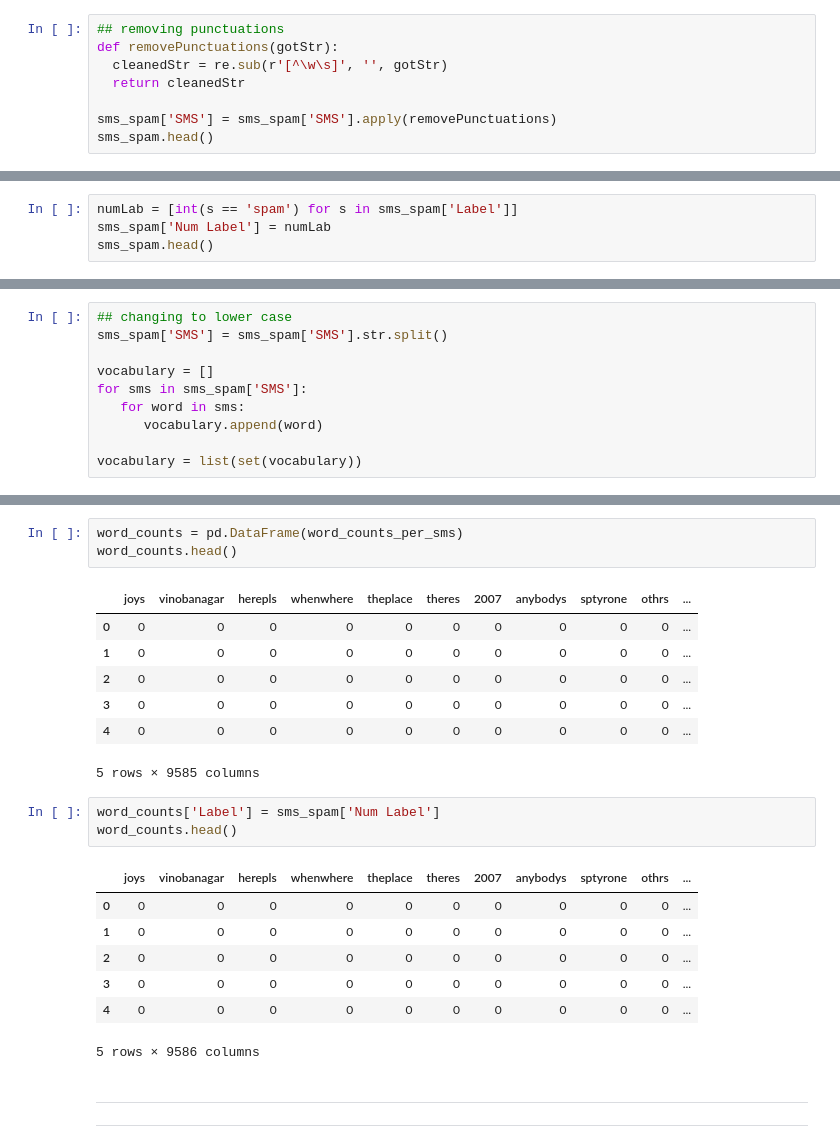
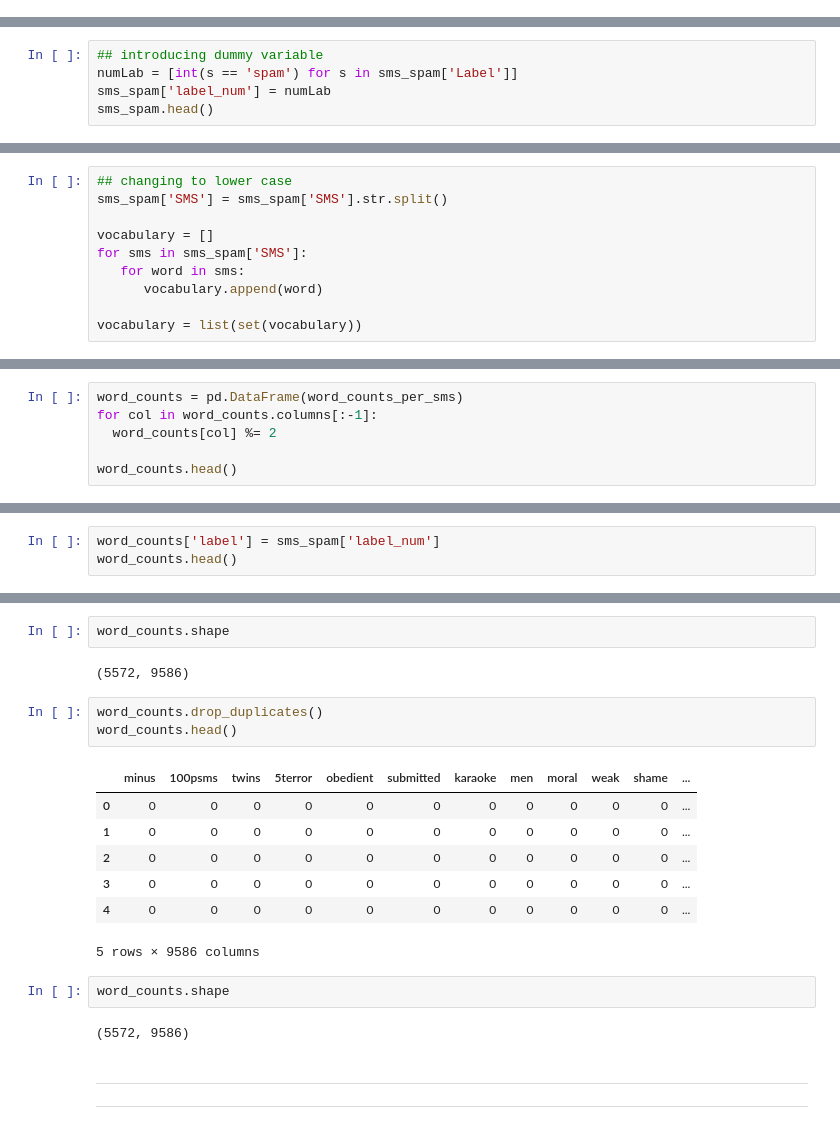
Before and after one commit to ravi-prakash1907/Machine-Learning-for-Cyber-Security, a Jupyter notebook: frombeg/smsClassifactio.ipynb, the cells around one changed output, grey strips where cells are left out. Cells and saved outputs as stored; diff of their text form.

```diff
--- a/frombeg/smsClassifactio.ipynb
+++ b/frombeg/smsClassifactio.ipynb
@@ -93,8 +89,0 @@ sms_spam.head(3)
-# %%
-## removing punctuations
-def removePunctuations(gotStr):
-  cleanedStr = re.sub(r'[^\w\s]', '', gotStr)
-  return cleanedStr
-
-sms_spam['SMS'] = sms_spam['SMS'].apply(removePunctuations)
-sms_spam.head()
@@ -108,7 +90,8 @@ sms_spam.head()
 # %% [markdown]
 ### Data Preparation
 # %%
+## introducing dummy variable
 numLab = [int(s == 'spam') for s in sms_spam['Label']]
-sms_spam['Num Label'] = numLab
+sms_spam['label_num'] = numLab
 sms_spam.head()
 # %% [output]
@@ -136,0 +120,6 @@ for index, sms in enumerate(sms_spam['SMS']):
+# %%
+word_counts = pd.DataFrame(word_counts_per_sms)
+for col in word_counts.columns[:-1]:
+  word_counts[col] %= 2
+
+word_counts.head()
@@ -136,0 +134,3 @@ for index, sms in enumerate(sms_spam['SMS']):
+# %%
+word_counts['label'] = sms_spam['label_num']
+word_counts.head()
@@ -137,25 +145,22 @@ for index, sms in enumerate(sms_spam['SMS']):
+# %%
+word_counts.shape
+# %% [output]
+(5572, 9586)
 # %%
-word_counts = pd.DataFrame(word_counts_per_sms)
+word_counts.drop_duplicates()
 word_counts.head()
 # %% [output]
-|  | joys | vinobanagar | herepls | whenwhere | theplace | theres | 2007 | anybodys | sptyrone | othrs | ... |
-| 0 | 0 | 0 | 0 | 0 | 0 | 0 | 0 | 0 | 0 | 0 | ... |
-| 1 | 0 | 0 | 0 | 0 | 0 | 0 | 0 | 0 | 0 | 0 | ... |
-| 2 | 0 | 0 | 0 | 0 | 0 | 0 | 0 | 0 | 0 | 0 | ... |
-| 3 | 0 | 0 | 0 | 0 | 0 | 0 | 0 | 0 | 0 | 0 | ... |
-| 4 | 0 | 0 | 0 | 0 | 0 | 0 | 0 | 0 | 0 | 0 | ... |
+|  | minus | 100psms | twins | 5terror | obedient | submitted | karaoke | men | moral | weak | shame | ... |
+| 0 | 0 | 0 | 0 | 0 | 0 | 0 | 0 | 0 | 0 | 0 | 0 | ... |
+| 1 | 0 | 0 | 0 | 0 | 0 | 0 | 0 | 0 | 0 | 0 | 0 | ... |
+| 2 | 0 | 0 | 0 | 0 | 0 | 0 | 0 | 0 | 0 | 0 | 0 | ... |
+| 3 | 0 | 0 | 0 | 0 | 0 | 0 | 0 | 0 | 0 | 0 | 0 | ... |
+| 4 | 0 | 0 | 0 | 0 | 0 | 0 | 0 | 0 | 0 | 0 | 0 | ... |
-5 rows × 9585 columns
+5 rows × 9586 columns
-# %%
-word_counts['Label'] = sms_spam['Num Label']
-word_counts.head()
-# %% [output]
-|  | joys | vinobanagar | herepls | whenwhere | theplace | theres | 2007 | anybodys | sptyrone | othrs | ... |
-| 0 | 0 | 0 | 0 | 0 | 0 | 0 | 0 | 0 | 0 | 0 | ... |
-| 1 | 0 | 0 | 0 | 0 | 0 | 0 | 0 | 0 | 0 | 0 | ... |
-| 2 | 0 | 0 | 0 | 0 | 0 | 0 | 0 | 0 | 0 | 0 | ... |
-| 3 | 0 | 0 | 0 | 0 | 0 | 0 | 0 | 0 | 0 | 0 | ... |
-| 4 | 0 | 0 | 0 | 0 | 0 | 0 | 0 | 0 | 0 | 0 | ... |
-5 rows × 9586 columns
+# %%
+word_counts.shape
+# %% [output]
+(5572, 9586)
 # %% [markdown]
 ---
 ---
```
Also changed, not shown: parts of 18 cells of this notebook.
